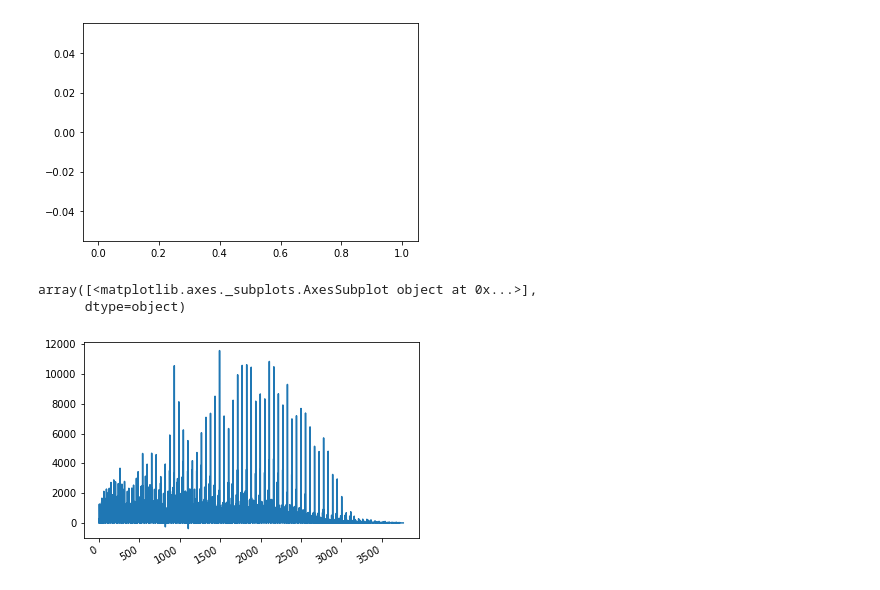
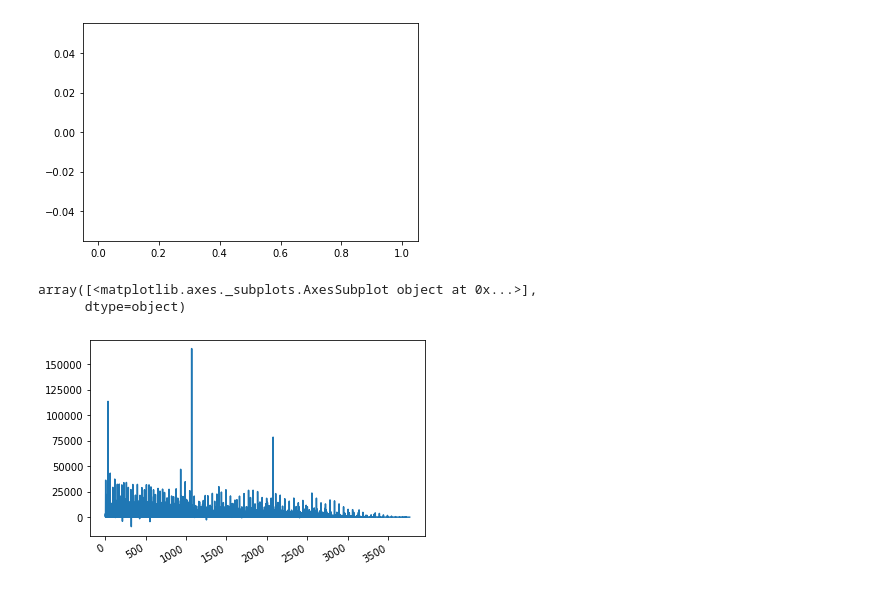
Before and after one commit to biborsz/COVID-social-distancing-sentiment-analysis, a Jupyter notebook: codes-ederlyn/EDA on covid-daily.ipynb, the cells around one changed output. Saved outputs shown, nothing was run; the diff lists cells and outputs as text; code cells hidden in the pictures.

Commit message:
eda graphs

```diff
--- a/codes-ederlyn/EDA on covid-daily.ipynb
+++ b/codes-ederlyn/EDA on covid-daily.ipynb
@@ -380,8 +380,8 @@ plt.hist(daily[daily['positiveIncrease'] == 'AL'])
  <a list of 10 Patch objects>)
 [figure]
 # %%
-daily['positiveIncrease'].plot.line(subplots=True)
+daily['totalTestResultsIncrease'].plot.line(subplots=True)
 # %% [output]
 array([<matplotlib.axes._subplots.AxesSubplot object at 0x...>],
       dtype=object)
-[figure, old version]
+[figure, new version]
```
Also changed, not shown: parts of 6 cells of this notebook, 1 other file.
